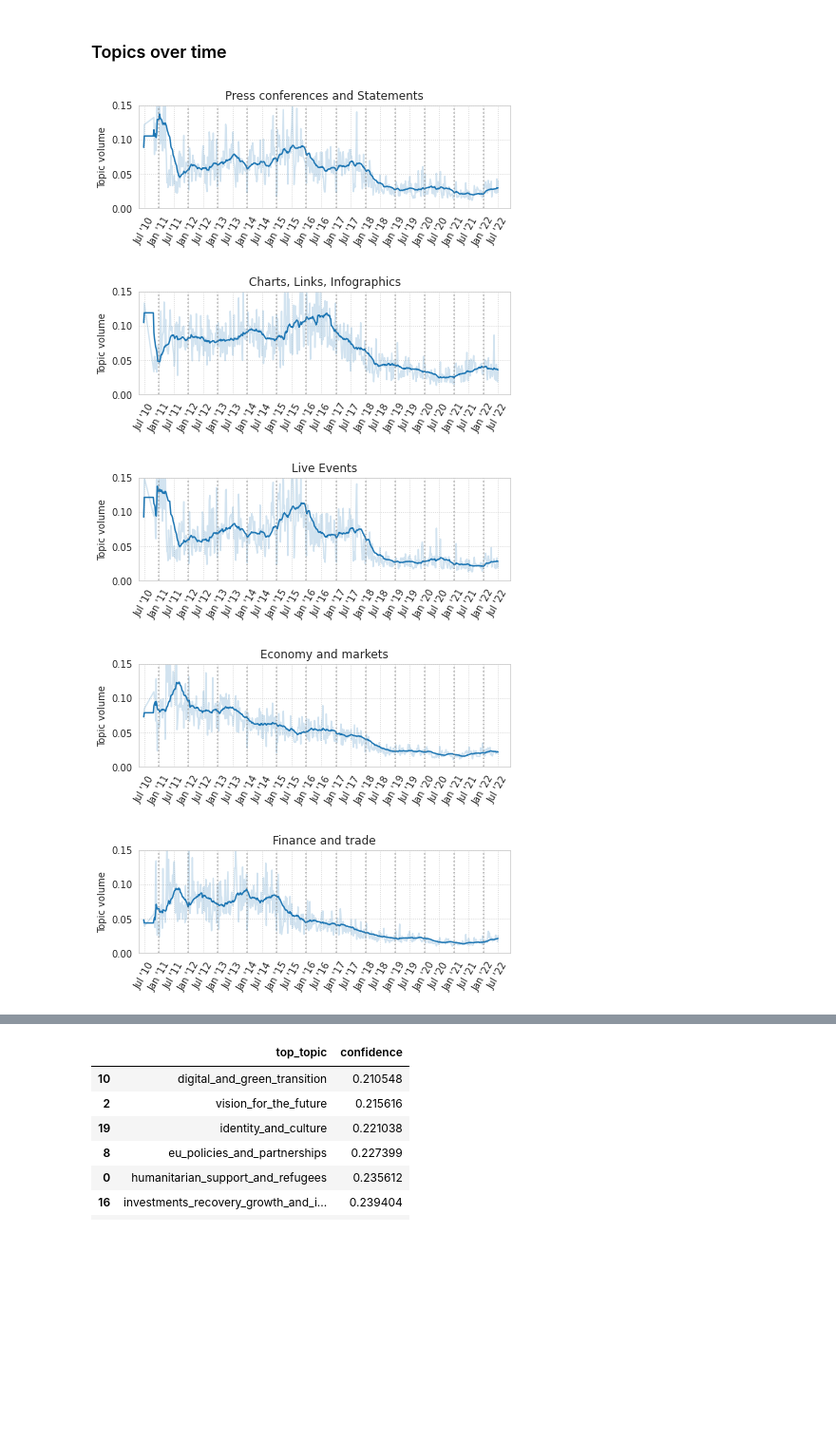
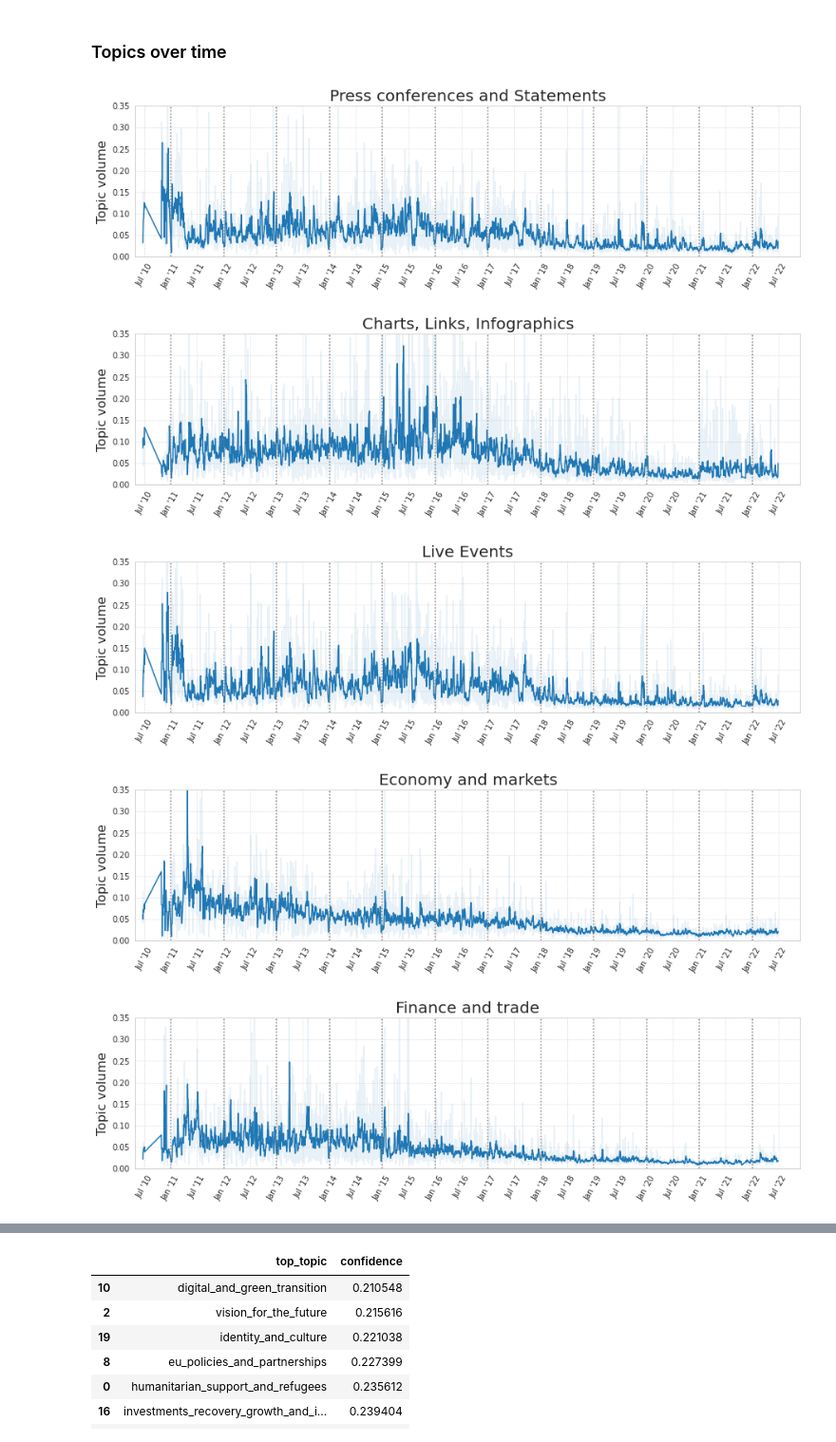
Before and after one commit to rbroc/eucomm-twitter, a Jupyter notebook: Topics.ipynb, the cells around one changed output, grey strips where cells are left out. Shown at 95% size. Drawn from its saved outputs; the diff is of its cells as text; code cells hidden in the pictures; blank space fills up the shorter version.

Commit message:
add new topic figures

```diff
--- a/Topics.ipynb
+++ b/Topics.ipynb
@@ -37,6 +96,16 @@ for i in range(20):
+# %%
+# Rename columns
+for i in range(20):
+    preds = preds.rename({f'topic_{i}': topic_col[i]}, axis=1)
+    preds = preds.rename(old_to_new, axis=1)
+
+# Compute the m
+for k,v in cats.items():
+    preds[k] = preds[v].mean(axis=1)
+
+# Also compute a long version
+preds_long = pd.melt(preds, id_vars='entity', value_vars=new_names)
 # %%
-#topic_n = 7
-#print(topic_col[topic_n])
-for i,k in enumerate(preds.sort_values(by=f'digital_policy',
-                                       ascending=False).head(n=20).text.tolist()):
-    print(f'{i+1}. {k}\n')
+#for i,k in enumerate(preds.sort_values(by=f'digital_policy',
+#                                       ascending=False).head(n=20).text.tolist()):
+#    print(f'{i+1}. {k}\n')
@@ -137,24 +114,22 @@ for i,c in enumerate(categories):
-# %%
-for k,v in cats.items():
-    preds[k] = preds[[new_to_old[old] for old in v]].sum(axis=1)
 # %%
 import warnings
 warnings.filterwarnings('ignore')
 sns.set_style('whitegrid', {'grid.linestyle': 'dotted'})
-for t in set(categories): #:
+for t in set(categories):
     for k in cats[t]:
-        plot_topic_volume(preds.rename(mapping, axis=1),
+        plot_topic_volume(preds,
                           entity='EU_Commission',
-                          topics=old_names, # mapping.values()
-                          freq='W', roll_window=24,
-                          savename='topic_volume', interactive=False,
-                          exclude_topics=set(old_names) - set([new_to_old[k]]),  # mapping.values()
+                          topics=new_names,
+                          freq='D', roll_window=7,
+                          savename=f'micro_volumes/{k}', interactive=False,
+                          exclude_topics=set(new_names) - set([k]),
                           title=k,
-                          figsize=(7,2),
+                          ylim=(0,.35),
+                          figsize=(15,3.5),
                           plot_smooth_only=False)
 # %% [output]
-[figure, old version]
+[figure, new version]
-[figure, old version]
+[figure, new version]
-[figure, old version]
+[figure, new version]
-[figure, old version]
+[figure, new version]
-[figure, old version]
+[figure, new version]
```
Also changed, not shown: parts of 15 cells of this notebook, 33 other files.
